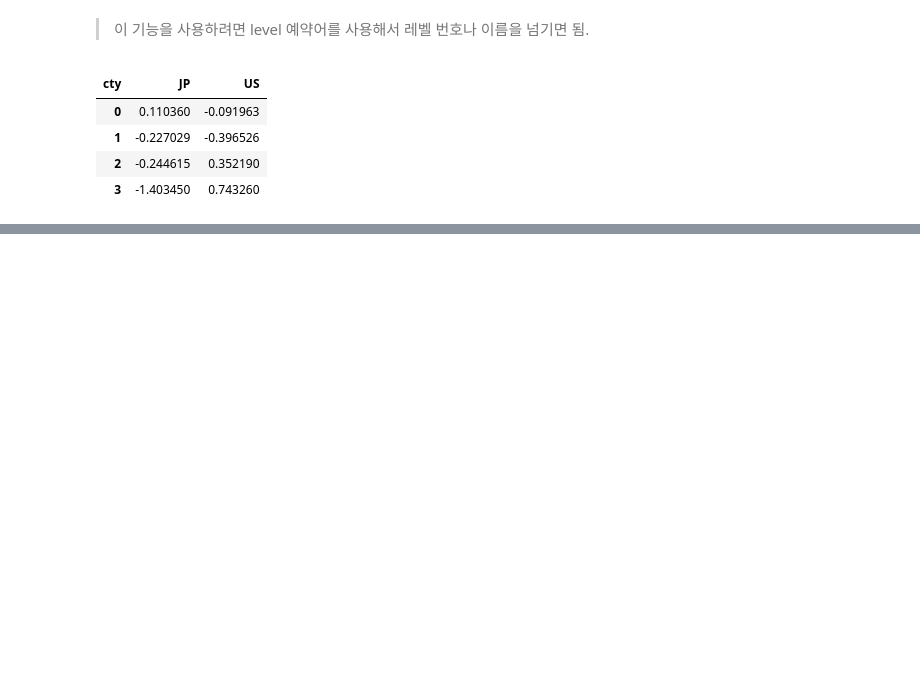
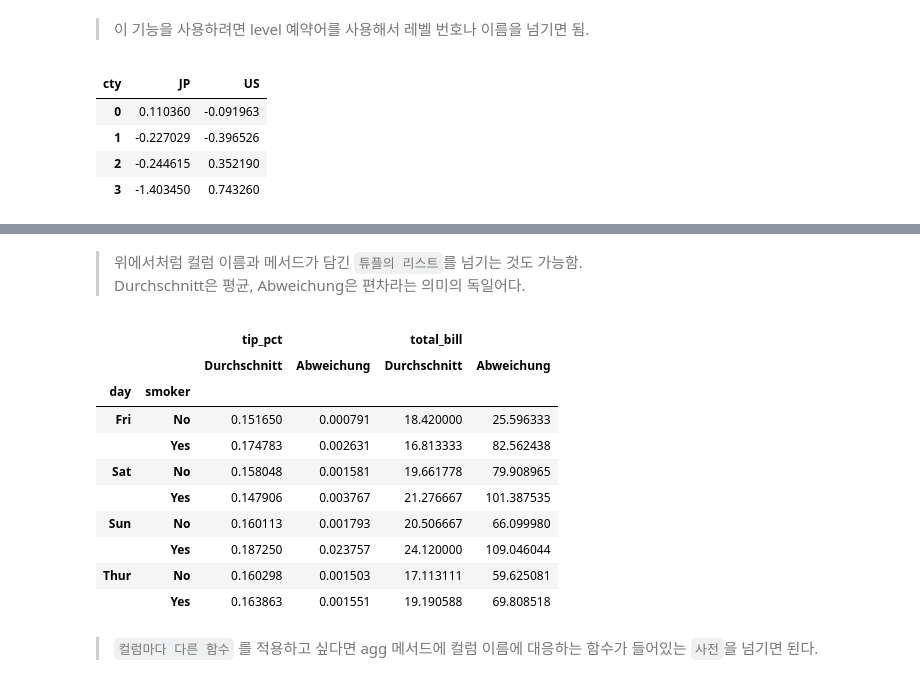
Before and after one commit to gusdn5656/python-basic, a Jupyter notebook: Python for Data Analysis/Chapter 10 데이터 집게와 그룹 연산.ipynb, the cells around one changed output, grey strips where cells are left out. Drawn from its saved outputs; the diff is of its cells as text; code cells hidden in the pictures; blank space fills up the shorter version.

```diff
--- a/Python for Data Analysis/Chapter 10 데이터 집게와 그룹 연산.ipynb
+++ b/Python for Data Analysis/Chapter 10 데이터 집게와 그룹 연산.ipynb
@@ -373,0 +530,21 @@ hier_df.groupby(level = 'cty', axis = 1).mean()
+# %% [markdown]
+> 위에서처럼 컬럼 이름과 메서드가 담긴 `튜플의 리스트`를 넘기는 것도 가능함.
+> Durchschnitt은 평균, Abweichung은 편차라는 의미의 독일어다.
+# %%
+ftuples = [('Durchschnitt', 'mean'), ('Abweichung', np.var)]
+
+grouped[['tip_pct', 'total_bill']].agg(ftuples)
+# %% [output]
+|  |  | tip_pct |  | total_bill |  |
+|  |  | Durchschnitt | Abweichung | Durchschnitt | Abweichung |
+| day | smoker |  |  |  |  |
+| Fri | No | 0.151650 | 0.000791 | 18.420000 | 25.596333 |
+|  | Yes | 0.174783 | 0.002631 | 16.813333 | 82.562438 |
+| Sat | No | 0.158048 | 0.001581 | 19.661778 | 79.908965 |
+|  | Yes | 0.147906 | 0.003767 | 21.276667 | 101.387535 |
+| Sun | No | 0.160113 | 0.001793 | 20.506667 | 66.099980 |
+|  | Yes | 0.187250 | 0.023757 | 24.120000 | 109.046044 |
+| Thur | No | 0.160298 | 0.001503 | 17.113111 | 59.625081 |
+|  | Yes | 0.163863 | 0.001551 | 19.190588 | 69.808518 |
+# %% [markdown]
+> `컬럼마다 다른 함수` 를 적용하고 싶다면 agg 메서드에 컬럼 이름에 대응하는 함수가 들어있는 `사전`을 넘기면 된다.
```
Also changed, not shown: parts of 30 cells of this notebook.
